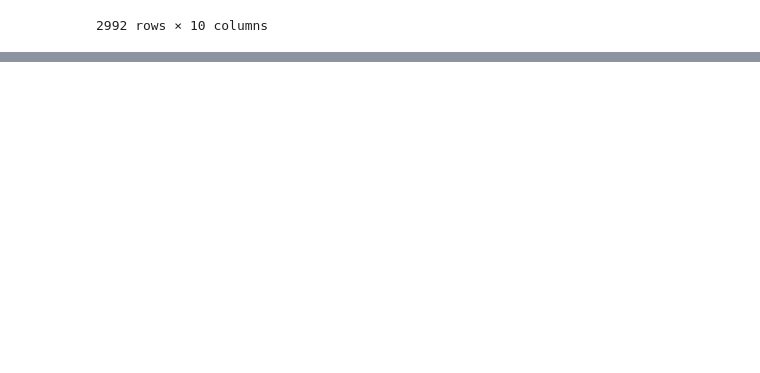
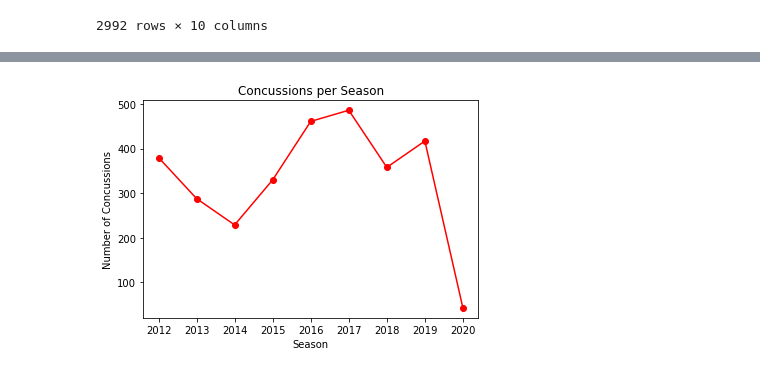
Before and after one commit to trippy64/ConcussionGroupA, a Jupyter notebook: Concussion-kyle.ipynb, the cells around one changed output, grey strips where cells are left out. Drawn from its saved outputs; the diff is of its cells as text; code cells hidden in the pictures; blank space fills up the shorter version.

```diff
--- a/Concussion-kyle.ipynb
+++ b/Concussion-kyle.ipynb
@@ -142,0 +116,14 @@ df
+# %%
+season_concussion = concussion_df.groupby('Season').count()
+season_concussion = season_concussion[['Body Part']]
+season_concussion.rename(columns={'Body Part': 'Concussion Count'})
+
+# Create Bar graph
+concussion_graph = season_concussion.plot(kind='line', title='Concussions per Season', marker='o', color='r', legend=False)
+concussion_graph.set_xlabel('Season')
+concussion_graph.set_ylabel('Number of Concussions')
+
+plt.savefig("season_concussion_graph.png")
+plt.show()
+# %% [output]
+[figure, added]
```
Also changed, not shown: parts of 6 cells of this notebook, 2 other files.
